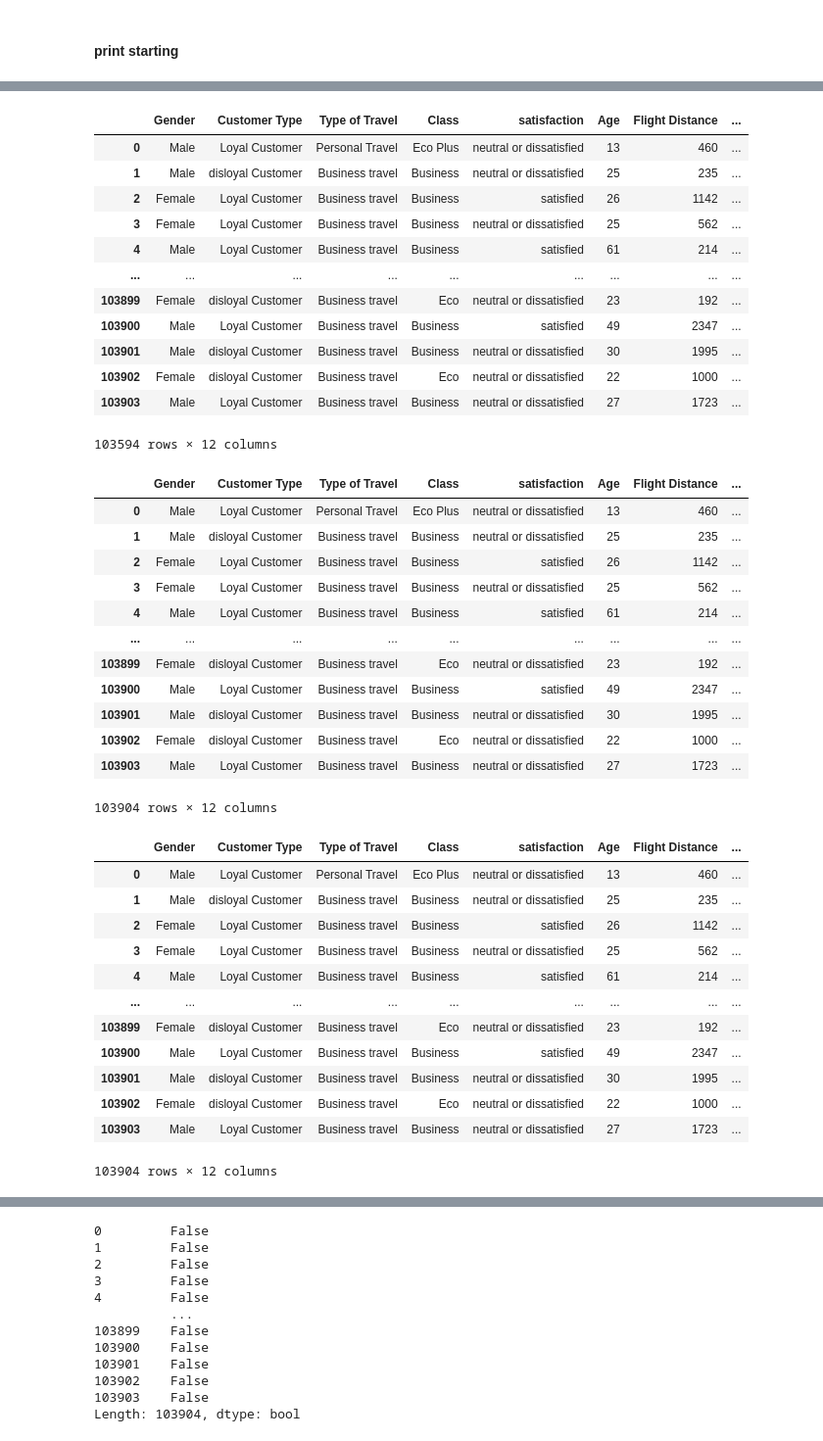
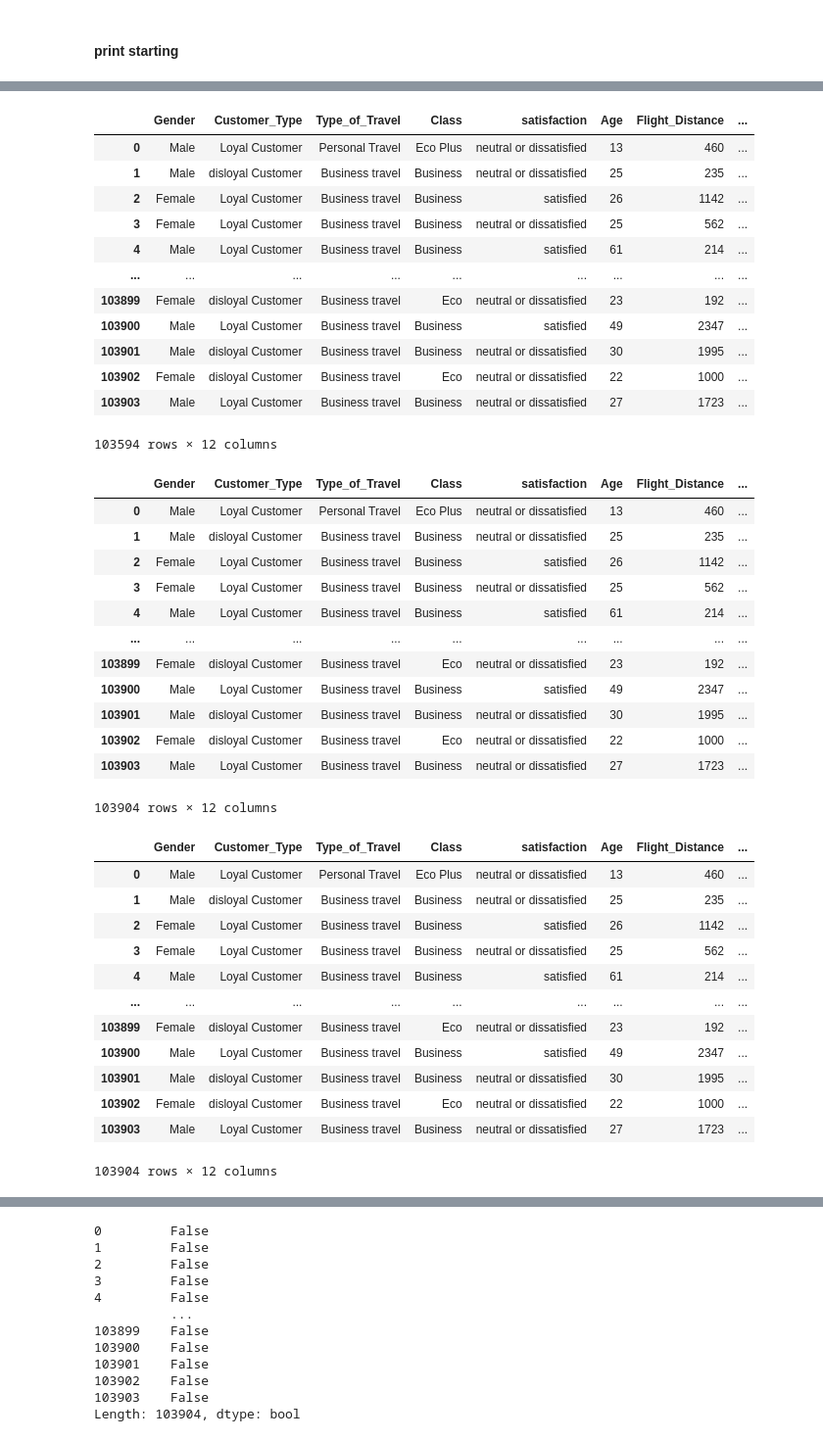
Before and after one commit to Mahipalsingh240806/Customer-Satisfaction-Analysis-and-Visualization, a Jupyter notebook: project_03.ipynb, the cells around one changed output, grey strips where cells are left out. Shown at 98% size. Drawn from its saved outputs; the diff is of its cells as text; code cells hidden in the pictures.

```diff
--- a/project_03.ipynb
+++ b/project_03.ipynb
@@ -6,7 +6,7 @@ import pandas as pd
 import seaborn as sns
 import matplotlib.pyplot as plt
 # %%
-df = pd.read_csv(r"C:\Users\mahip\Desktop\Data Science git file\Data-Science\assigment\cust_satisfaction.csv")
+df = pd.read_csv(r"C:\Users\mahip\Desktop\project 03\Customer-Satisfaction-Analysis-and-Visualization\cust_satisfaction.csv")
 
 df
 # %% [output]
@@ -112,7 +112,7 @@ dtype: int64
 # %%
 df.dropna()
 # %% [output]
-|  | Gender | Customer Type | Type of Travel | Class | satisfaction | Age | Flight Distance | ... |
+|  | Gender | Customer_Type | Type_of_Travel | Class | satisfaction | Age | Flight_Distance | ... |
 | 0 | Male | Loyal Customer | Personal Travel | Eco Plus | neutral or dissatisfied | 13 | 460 | ... |
 | 1 | Male | disloyal Customer | Business travel | Business | neutral or dissatisfied | 25 | 235 | ... |
 | 2 | Female | Loyal Customer | Business travel | Business | satisfied | 26 | 1142 | ... |
@@ -128,7 +128,7 @@ df.dropna()
 # %%
 df.fillna(0)
 # %% [output]
-|  | Gender | Customer Type | Type of Travel | Class | satisfaction | Age | Flight Distance | ... |
+|  | Gender | Customer_Type | Type_of_Travel | Class | satisfaction | Age | Flight_Distance | ... |
 | 0 | Male | Loyal Customer | Personal Travel | Eco Plus | neutral or dissatisfied | 13 | 460 | ... |
 | 1 | Male | disloyal Customer | Business travel | Business | neutral or dissatisfied | 25 | 235 | ... |
 | 2 | Female | Loyal Customer | Business travel | Business | satisfied | 26 | 1142 | ... |
@@ -142,11 +142,11 @@ df.fillna(0)
 | 103903 | Male | Loyal Customer | Business travel | Business | neutral or dissatisfied | 27 | 1723 | ... |
 103904 rows × 12 columns
 # %%
-df['Arrival Delay in Minutes'] = df['Arrival Delay in Minutes'].fillna(df['Arrival Delay in Minutes'].mean())
+df['Arrival_Delay_in_Minutes'] = df['Arrival_Delay_in_Minutes'].fillna(df['Arrival_Delay_in_Minutes'].mean())
 
 df
 # %% [output]
-|  | Gender | Customer Type | Type of Travel | Class | satisfaction | Age | Flight Distance | ... |
+|  | Gender | Customer_Type | Type_of_Travel | Class | satisfaction | Age | Flight_Distance | ... |
 | 0 | Male | Loyal Customer | Personal Travel | Eco Plus | neutral or dissatisfied | 13 | 460 | ... |
 | 1 | Male | disloyal Customer | Business travel | Business | neutral or dissatisfied | 25 | 235 | ... |
 | 2 | Female | Loyal Customer | Business travel | Business | satisfied | 26 | 1142 | ... |
```
Also changed, not shown: parts of 35 cells of this notebook, 6 other files.
